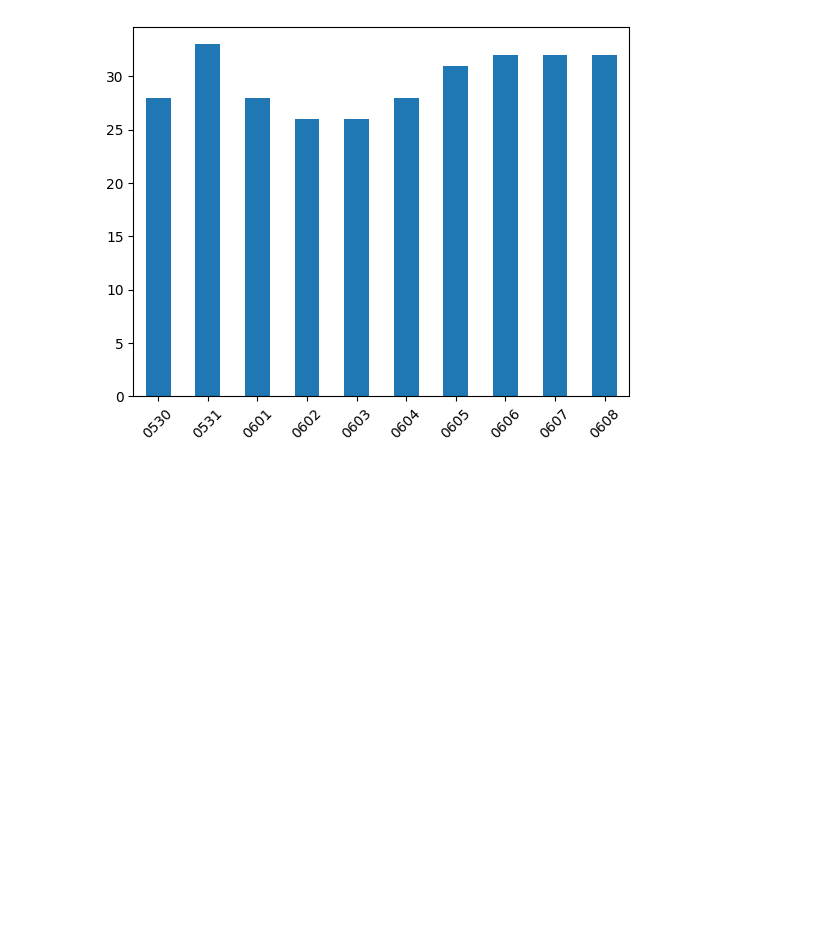
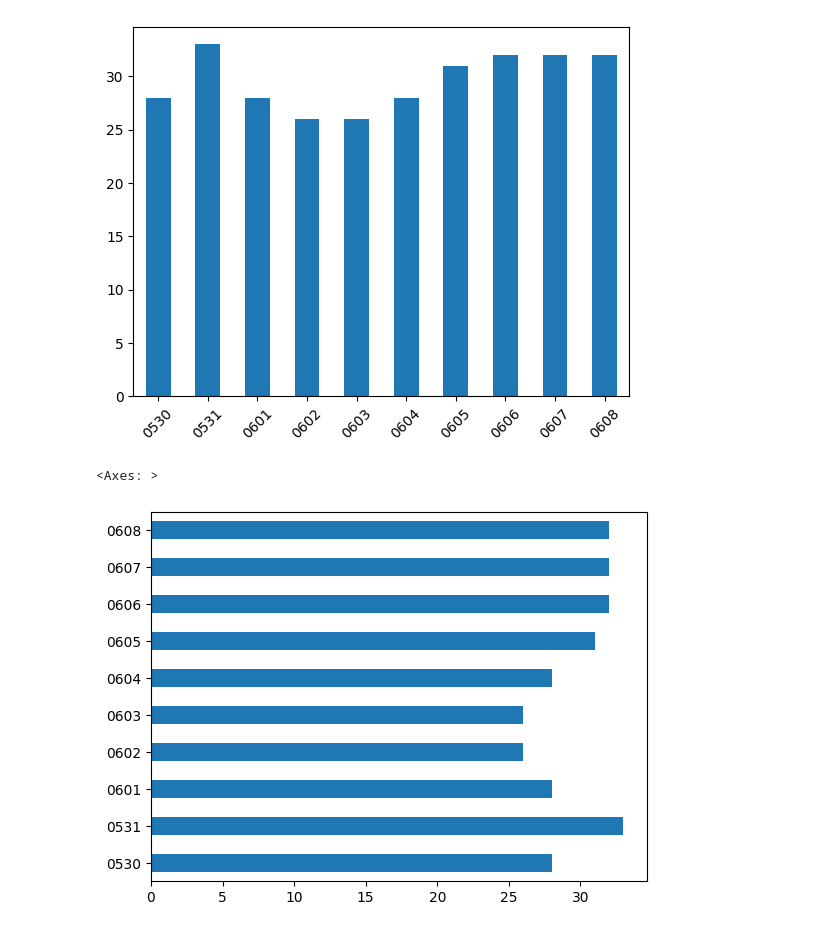
Before and after one commit to reuven/apple-2025-05May-29-visualization, a Jupyter notebook: 2025-05May-29-visualization.ipynb, the cells around one changed output. Saved outputs shown, nothing was run; the diff lists cells and outputs as text; code cells hidden in the pictures; blank space fills up the shorter version.

```diff
--- a/2025-05May-29-visualization.ipynb
+++ b/2025-05May-29-visualization.ipynb
@@ -258,3 +258,10 @@ high_temps.plot.bar(rot=45)
 # %% [output]
 <Axes: >
 [figure]
+# %%
+# bar plot (horizontal)
+
+high_temps.plot.barh()
+# %% [output]
+<Axes: >
+[figure, added]
```
